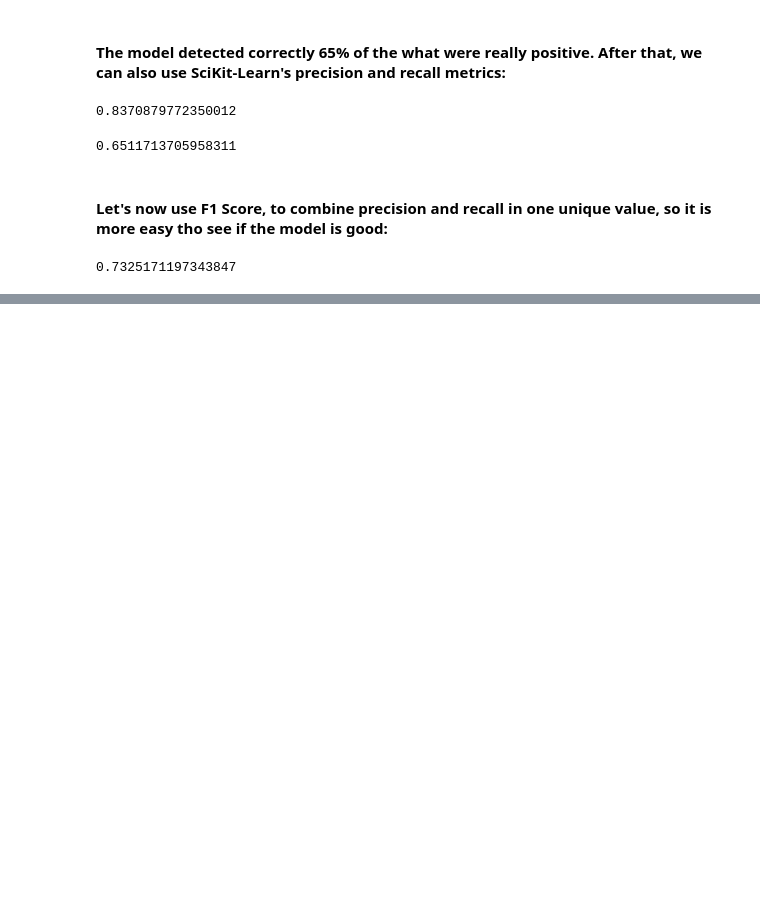
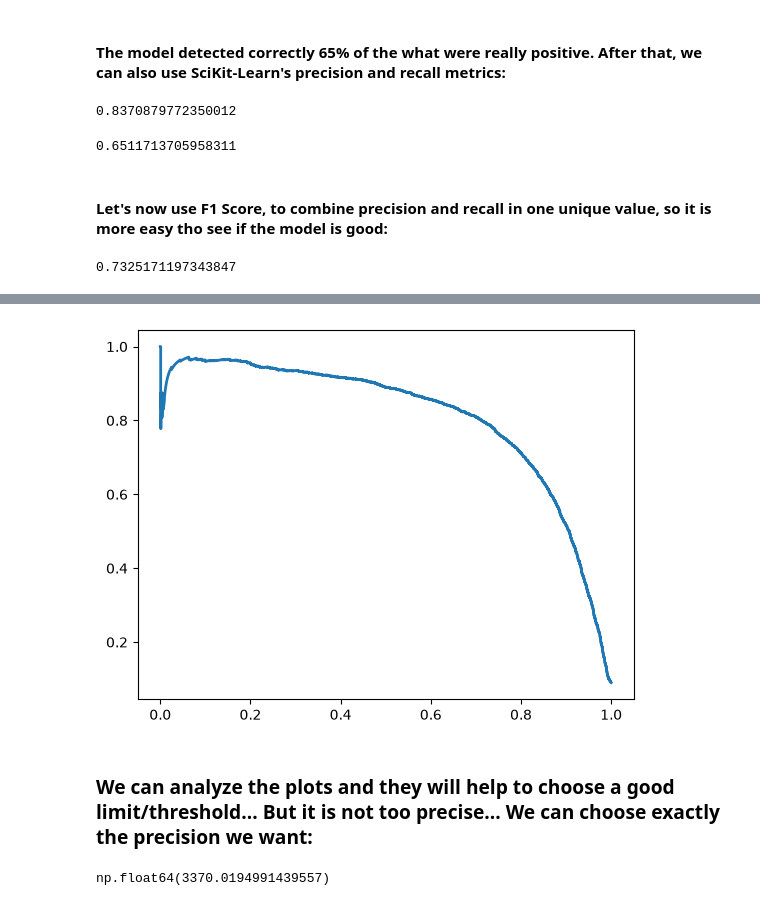
Before and after one commit to Danihmn/Hands-on-Machine-Learning-with-Scikit-Learn-Keras-and-TensowFlow-studies, a Jupyter notebook: chapter_3/mnist/pipeline.ipynb, the cells around one changed output, grey strips where cells are left out. Saved outputs shown, nothing was run; the diff lists cells and outputs as text; code cells hidden in the pictures; blank space fills up the shorter version.

```diff
--- a/chapter_3/mnist/pipeline.ipynb
+++ b/chapter_3/mnist/pipeline.ipynb
@@ -155,0 +197,8 @@ f1_score(y_train_5, y_train_pred)
+# %%
+# Let's plot the decision in relation to recall
+plt.plot(recalls, precisions, linewidth=2, label='Precision/Recall curve')
+plt.show()
+# %% [output]
+[figure, added]
+# %% [markdown]
+### We can analyze the plots and they will help to choose a good limit/threshold... But it is not too precise... We can choose exactly the precision we want:
@@ -155,0 +209,4 @@ f1_score(y_train_5, y_train_pred)
+# %%
+threshold_for_90_precision
+# %% [output]
+np.float64(3370.0194991439557)
```
Also changed, not shown: parts of 21 cells of this notebook.
